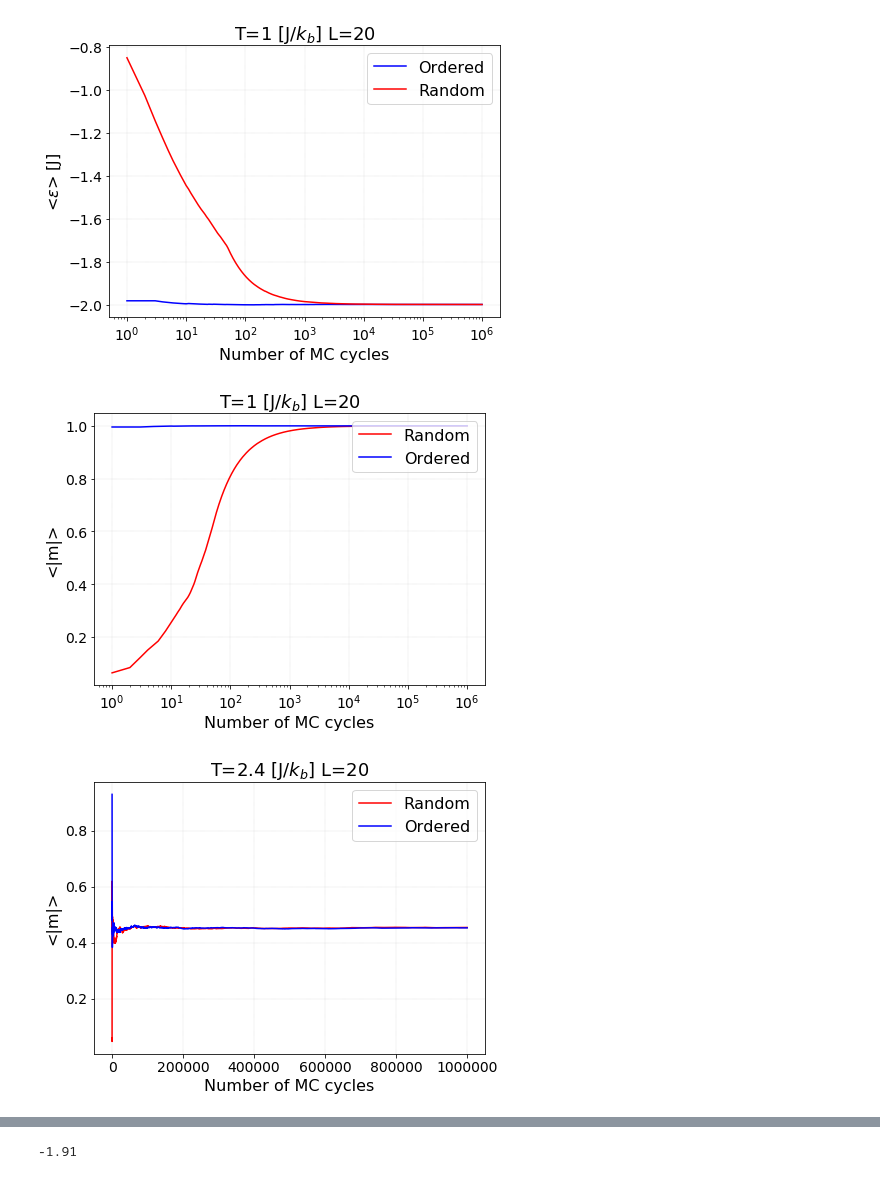
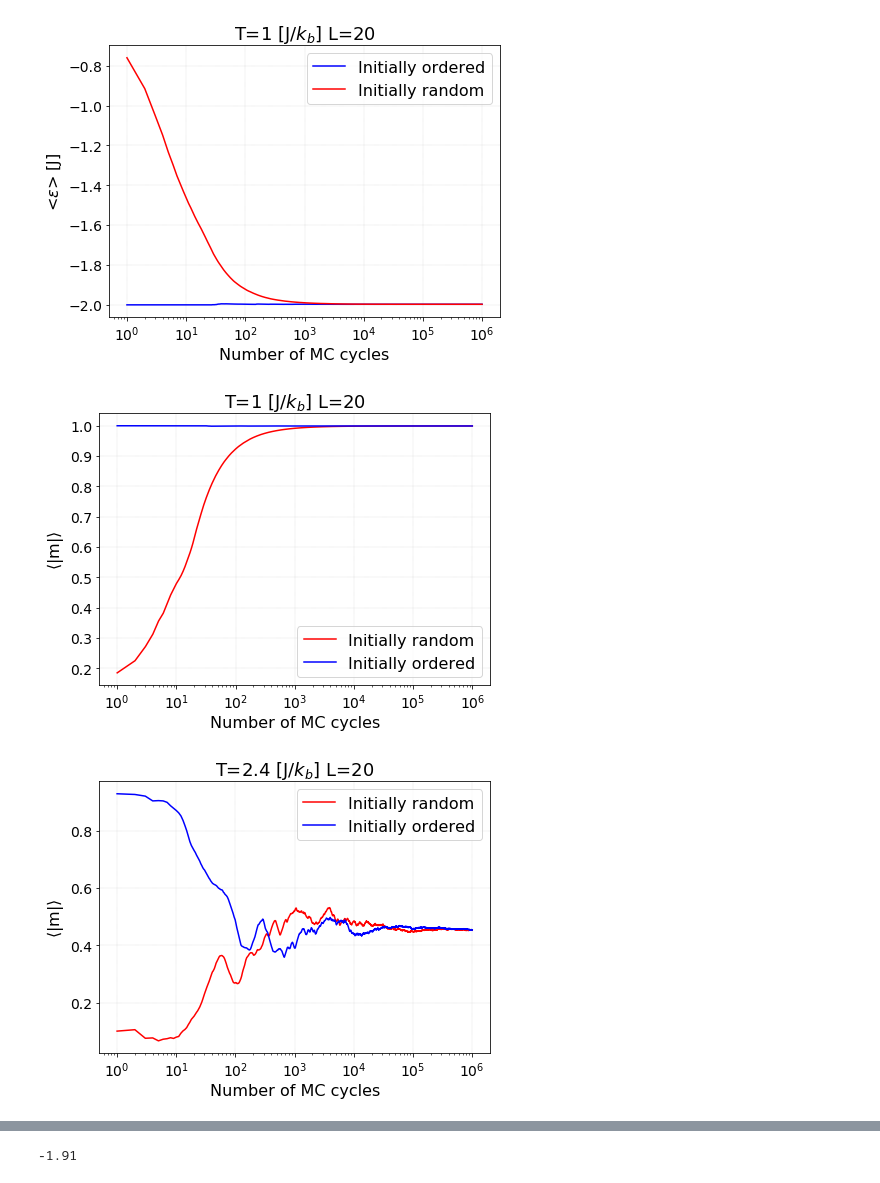
Before and after one commit to FrancescaFerrero/FYS3150, a Jupyter notebook: Project 4/prob_5_plot.ipynb, the cells around one changed output, grey strips where cells are left out. Saved outputs shown, nothing was run; the diff lists cells and outputs as text; code cells hidden in the pictures.

```diff
--- a/Project 4/prob_5_plot.ipynb
+++ b/Project 4/prob_5_plot.ipynb
@@ -100,7 +65,7 @@ plt.savefig("Energy_rand_20.pdf")
 # %%
 # Plotting energies - T=1 L=20
-plt.plot(n_cycles_20_ord, energy_1_20_ord, color="blue",label="Ordered")
-plt.plot(n_cycles_20, energy_1_20, color="red",label="Random")
+plt.plot(n_cycles_20_ord, energy_1_20_ord, color="blue",label="Initially ordered")
+plt.plot(n_cycles_20, energy_1_20, color="red",label="Initially random")
 
 #plt.plot(n_cycles_20_ord, energy_2_20_ord, color="red",label="T=2.4 [J/$k_b$]")
 
@@ -112,49 +77,48 @@ plt.legend(loc='upper right')
 # add grid
 plt.grid(linestyle = '--', linewidth = 0.2)
 plt.title("T=1 [J/$k_b$] L=20")
-#plt.ylim(-1.99,-2.01)
 plt.xscale("log")
 
 # save plot as pdf
-plt.savefig("Energy_ord_20.pdf")
+plt.savefig("Energy_1_20.pdf")
 # %% [output]
-[figure, old version]
+[figure, new version]
 # %%
 # Plotting magnetiziation - T=1 L=20
-plt.plot(n_cycles_20, magn_1_20, color="red",label="Random")
-plt.plot(n_cycles_20_ord, magn_1_20_ord, color="blue",label="Ordered")
+plt.plot(n_cycles_20, magn_1_20, color="red",label="Initially random")
+plt.plot(n_cycles_20_ord, magn_1_20_ord, color="blue",label="Initially ordered")
 
 # add axis labels and legend
 plt.xlabel("Number of MC cycles")
-plt.ylabel("<|m|>")
-plt.legend(loc='upper right')
+plt.ylabel(r"$\langle|$m$|\rangle$")
+plt.legend(loc='lower right')
 
 # add grid
 plt.grid(linestyle = '--', linewidth = 0.2)
 plt.title("T=1 [J/$k_b$] L=20")
 plt.xscale("log")
-#plt.ylim(0.99,1.01)
 
 # save plot as pdf
-plt.savefig("magn_rand_20.pdf")
+plt.savefig("magn_1_20.pdf")
 # %% [output]
-[figure, old version]
+[figure, new version]
 # %%
 # Plotting magnetiziation - T=2.4 L=20
-plt.plot(n_cycles_20, magn_2_20, color="red",label="Random")
-plt.plot(n_cycles_20_ord, magn_2_20_ord, color="blue",label="Ordered")
+plt.plot(n_cycles_20, magn_2_20, color="red",label="Initially random")
+plt.plot(n_cycles_20_ord, magn_2_20_ord, color="blue",label="Initially ordered")
 
 # add axis labels and legend
 plt.xlabel("Number of MC cycles")
-plt.ylabel("<|m|>")
+plt.ylabel(r"$\langle|$m$|\rangle$")
 plt.legend(loc='upper right')
 
 # add grid
 plt.grid(linestyle = '--', linewidth = 0.2)
 plt.title("T=2.4 [J/$k_b$] L=20")
+plt.xscale("log")
 #plt.ylim(0.4,0.5)
 
 # save plot as pdf
-plt.savefig("magn_ord_20.pdf")
+plt.savefig("magn_2_20.pdf")
 # %% [output]
-[figure, old version]
+[figure, new version]
```
Also changed, not shown: parts of 21 cells of this notebook, 8 other files.
